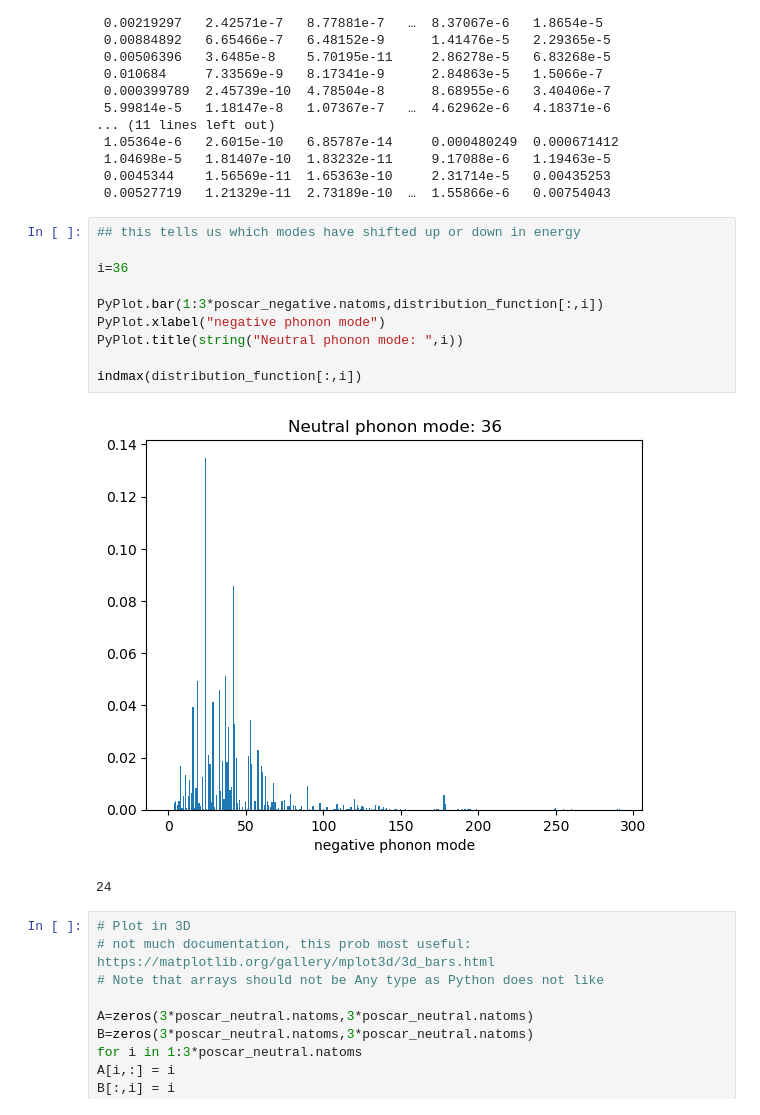
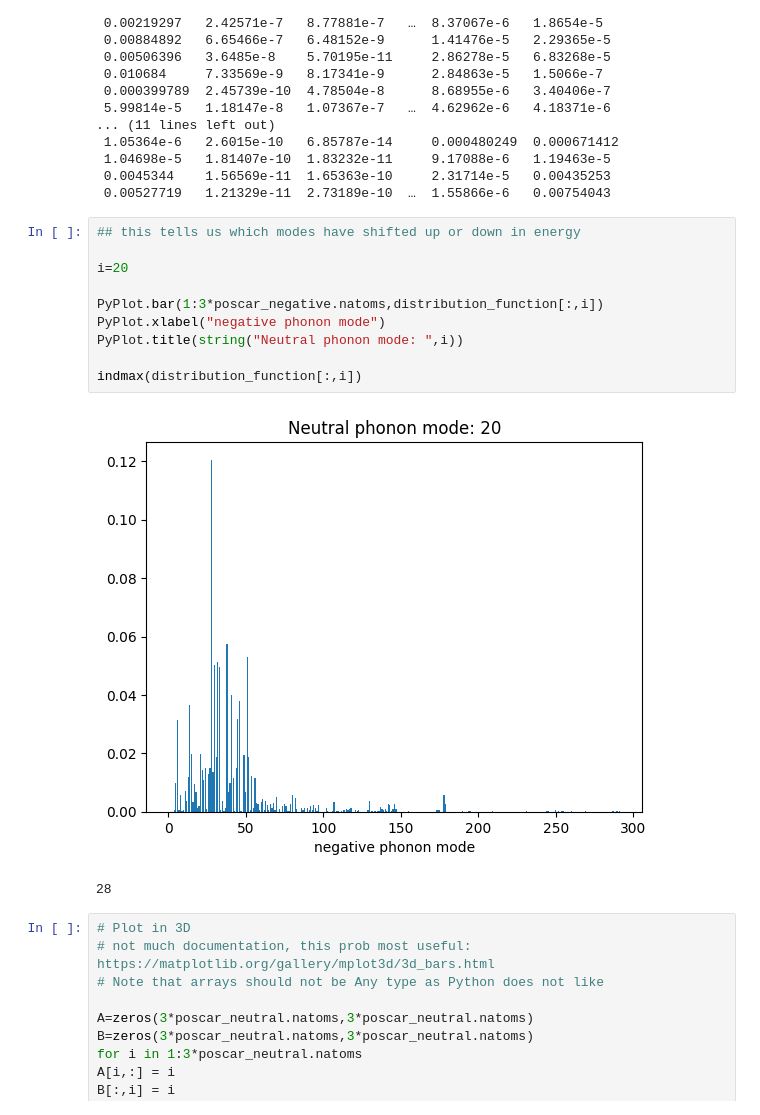
Before and after one commit to lucydot/Julia-Phonons, a Jupyter notebook: Notebook.ipynb, the cells around one changed output. Cells and saved outputs as stored; diff of their text form.

```diff
--- a/Notebook.ipynb
+++ b/Notebook.ipynb
@@ -138,16 +155,16 @@ distribution_function = reshape(distribution_function,3*poscar_negative.natoms,3
 # %%
 ## this tells us which modes have shifted up or down in energy
 
-i=36
+i=20
 
 PyPlot.bar(1:3*poscar_negative.natoms,distribution_function[:,i])
 PyPlot.xlabel("negative phonon mode")
 PyPlot.title(string("Neutral phonon mode: ",i))
 
 indmax(distribution_function[:,i])
 # %% [output]
-[figure, old version]
+[figure, new version]
-24
+28
 # %%
 # Plot in 3D
 # not much documentation, this prob most useful: https://matplotlib.org/gallery/mplot3d/3d_bars.html
```
Also changed, not shown: parts of 15 cells of this notebook.
